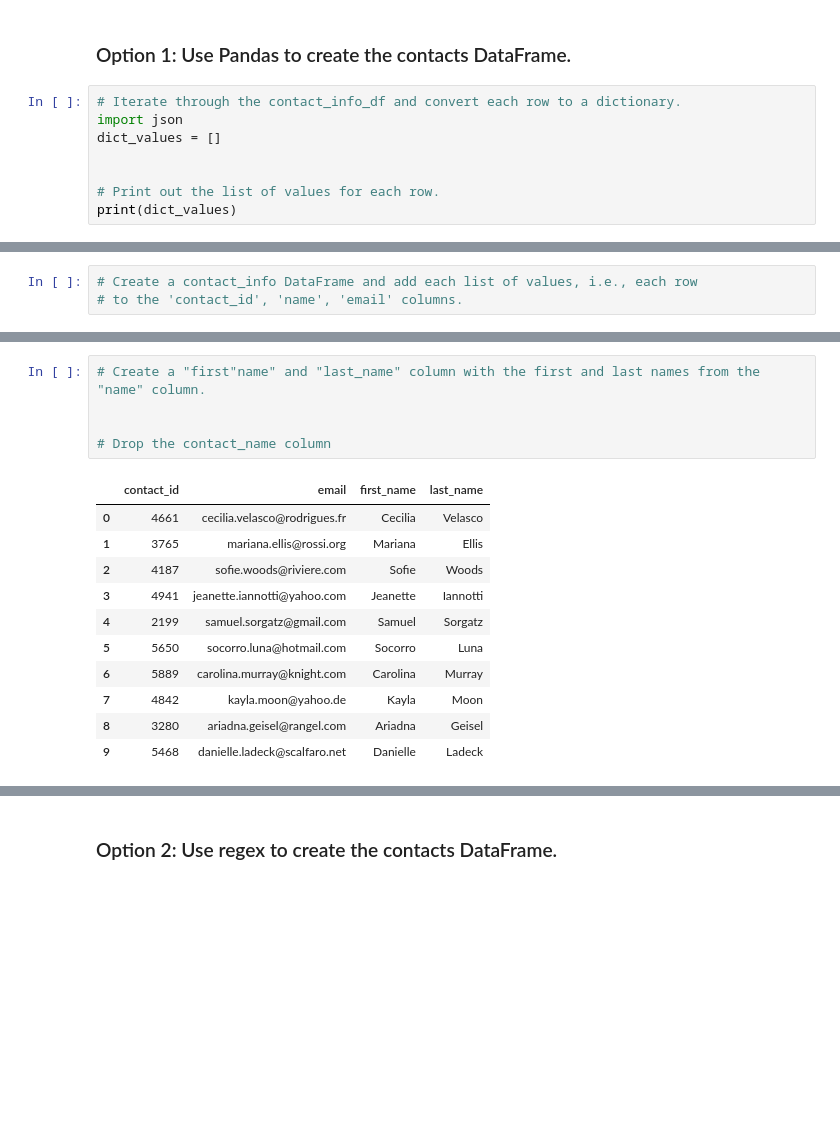
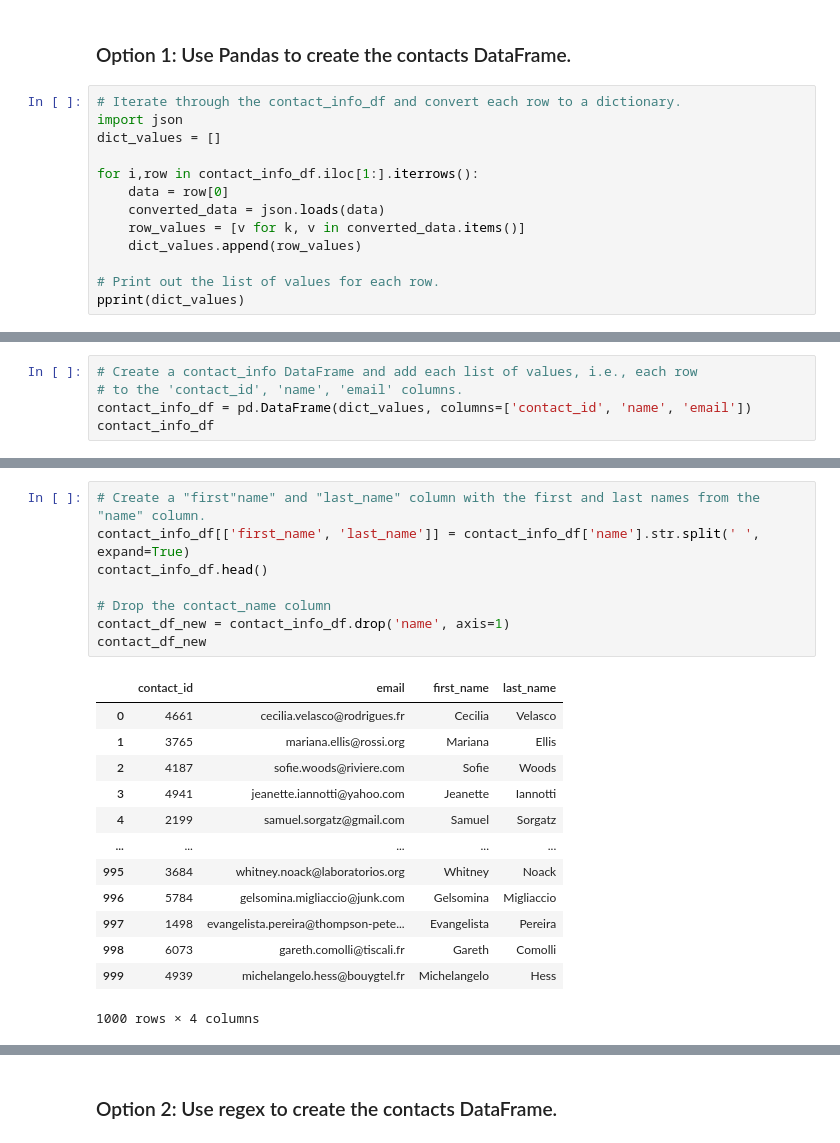
Before and after one commit to ashleyjcast/Crowdfunding_ETL, a Jupyter notebook: Starter_Files/ETL_Mini_Project_ACastaneda_MProse_SJoseph.ipynb, the cells around one changed output, grey strips where cells are left out. Cells and saved outputs as stored; diff of their text form; blank space fills up the shorter version.

```diff
--- a/Starter_Files/ETL_Mini_Project_ACastaneda_MProse_SJoseph.ipynb
+++ b/Starter_Files/ETL_Mini_Project_ACastaneda_MProse_SJoseph.ipynb
@@ -333,7 +333,12 @@ Then export the DataFrame as a `contacts.csv` CSV file.
 import json
 dict_values = []
 
+for i,row in contact_info_df.iloc[1:].iterrows():
+    data = row[0]
+    converted_data = json.loads(data)
+    row_values = [v for k, v in converted_data.items()]
+    dict_values.append(row_values)
 
 # Print out the list of values for each row.
-print(dict_values)
+pprint(dict_values)
 # %% [output]
@@ -341,6 +362,8 @@ print(dict_values)
 # %%
 # Create a contact_info DataFrame and add each list of values, i.e., each row
 # to the 'contact_id', 'name', 'email' columns.
+contact_info_df = pd.DataFrame(dict_values, columns=['contact_id', 'name', 'email'])
+contact_info_df
 # %% [output]
 |  | contact_id | name | email |
 | 0 | 4661 | Cecilia Velasco | cecilia.velasco@rodrigues.fr |
@@ -363,20 +394,25 @@ dtypes: int64(1), object(2)
 memory usage: 23.6+ KB
 # %%
 # Create a "first"name" and "last_name" column with the first and last names from the "name" column.
-
+contact_info_df[['first_name', 'last_name']] = contact_info_df['name'].str.split(' ', expand=True)
+contact_info_df.head()
 
 # Drop the contact_name column
+contact_df_new = contact_info_df.drop('name', axis=1)
+contact_df_new
 # %% [output]
 |  | contact_id | email | first_name | last_name |
 | 0 | 4661 | cecilia.velasco@rodrigues.fr | Cecilia | Velasco |
 | 1 | 3765 | mariana.ellis@rossi.org | Mariana | Ellis |
 | 2 | 4187 | sofie.woods@riviere.com | Sofie | Woods |
 | 3 | 4941 | jeanette.iannotti@yahoo.com | Jeanette | Iannotti |
 | 4 | 2199 | samuel.sorgatz@gmail.com | Samuel | Sorgatz |
-| 5 | 5650 | socorro.luna@hotmail.com | Socorro | Luna |
-| 6 | 5889 | carolina.murray@knight.com | Carolina | Murray |
-| 7 | 4842 | kayla.moon@yahoo.de | Kayla | Moon |
-| 8 | 3280 | ariadna.geisel@rangel.com | Ariadna | Geisel |
-| 9 | 5468 | danielle.ladeck@scalfaro.net | Danielle | Ladeck |
+| ... | ... | ... | ... | ... |
+| 995 | 3684 | whitney.noack@laboratorios.org | Whitney | Noack |
+| 996 | 5784 | gelsomina.migliaccio@junk.com | Gelsomina | Migliaccio |
+| 997 | 1498 | evangelista.pereira@thompson-pete... | Evangelista | Pereira |
+| 998 | 6073 | gareth.comolli@tiscali.fr | Gareth | Comolli |
+| 999 | 4939 | michelangelo.hess@bouygtel.fr | Michelangelo | Hess |
+1000 rows × 4 columns
 # %%
 # Reorder the columns
```
Also changed, not shown: parts of 7 cells of this notebook, 1 other file.
